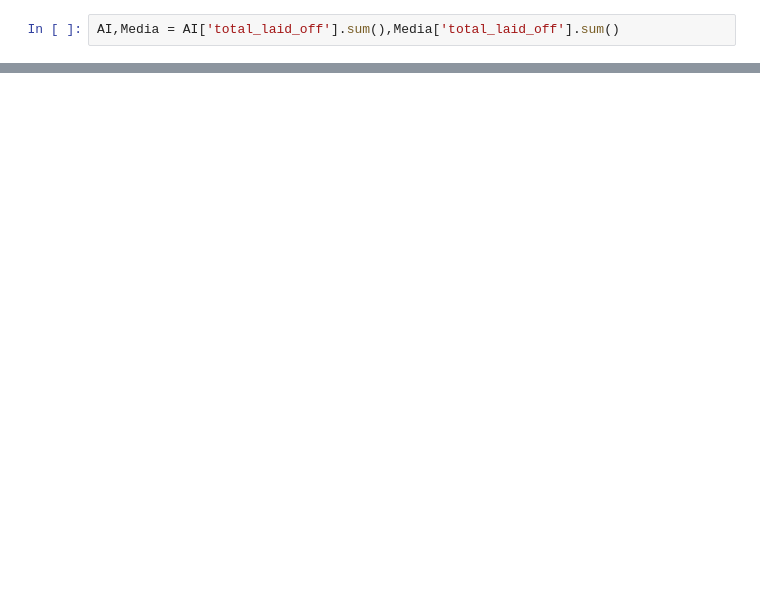
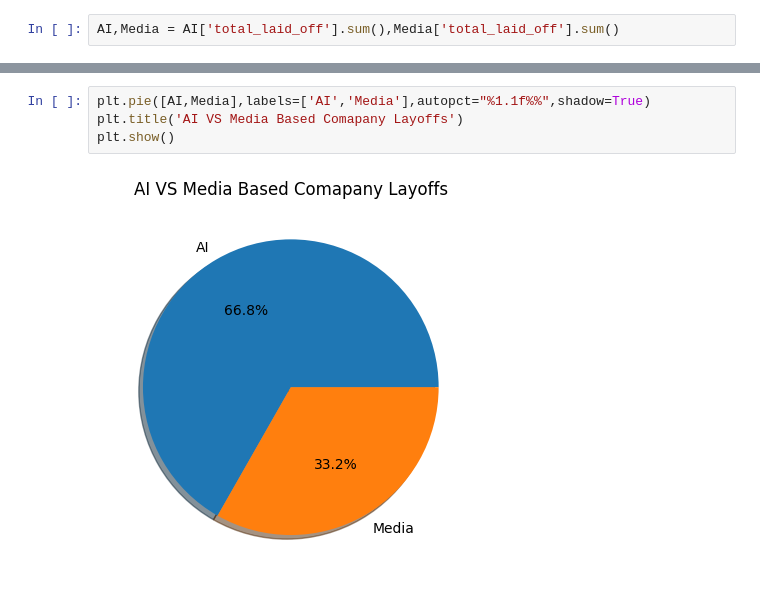
Before and after one commit to neerajcodes888/Recent-Layoffs-Case-Study, a Jupyter notebook: study.ipynb, the cells around one changed output, grey strips where cells are left out. Saved outputs shown, nothing was run; the diff lists cells and outputs as text; blank space fills up the shorter version.

```diff
--- a/study.ipynb
+++ b/study.ipynb
@@ -758,0 +759,6 @@ Total media based company: 372.0
+# %%
+plt.pie([AI,Media],labels=['AI','Media'],autopct="%1.1f%%",shadow=True)
+plt.title('AI VS Media Based Comapany Layoffs')
+plt.show()
+# %% [output]
+[figure, added]
```
Also changed, not shown: parts of 1 cell of this notebook.
